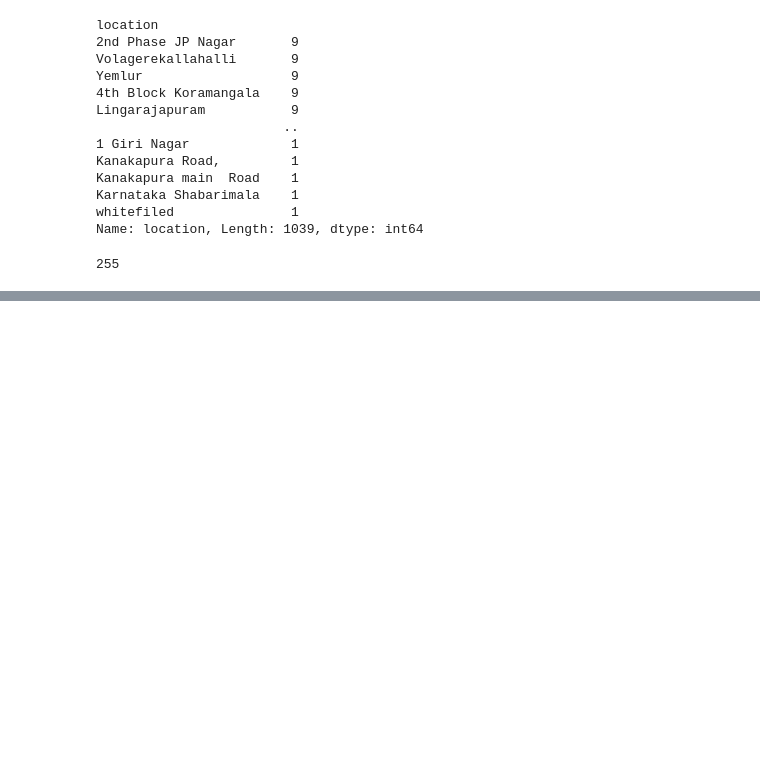
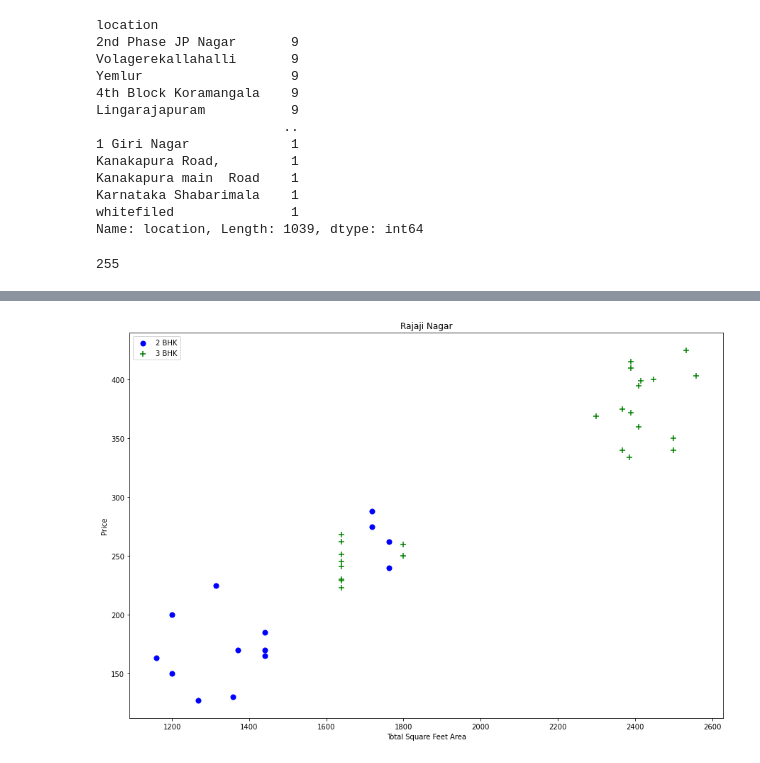
Before and after one commit to kamanak/Bengaluru_House_Data_LR, a Jupyter notebook: model.ipynb, the cells around one changed output, grey strips where cells are left out. Saved outputs shown, nothing was run; the diff lists cells and outputs as text; code cells hidden in the pictures; blank space fills up the shorter version.

```diff
--- a/model.ipynb
+++ b/model.ipynb
@@ -257,0 +360,4 @@ dataset.location.nunique()
+# %%
+plot_scatter_chart(dataset,'Rajaji Nagar')
+# %% [output]
+[figure, added]
```
Also changed, not shown: parts of 19 cells of this notebook.
